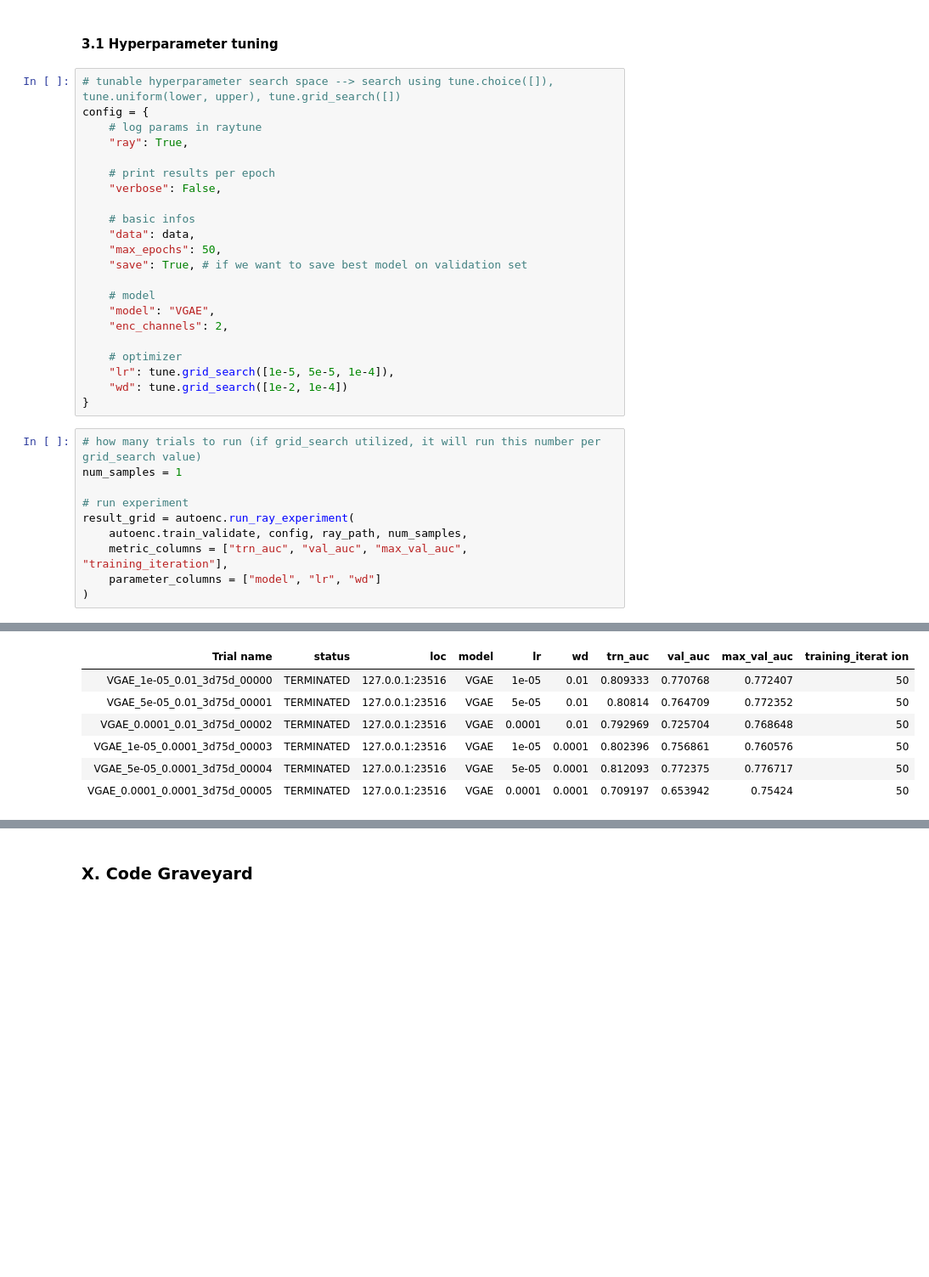
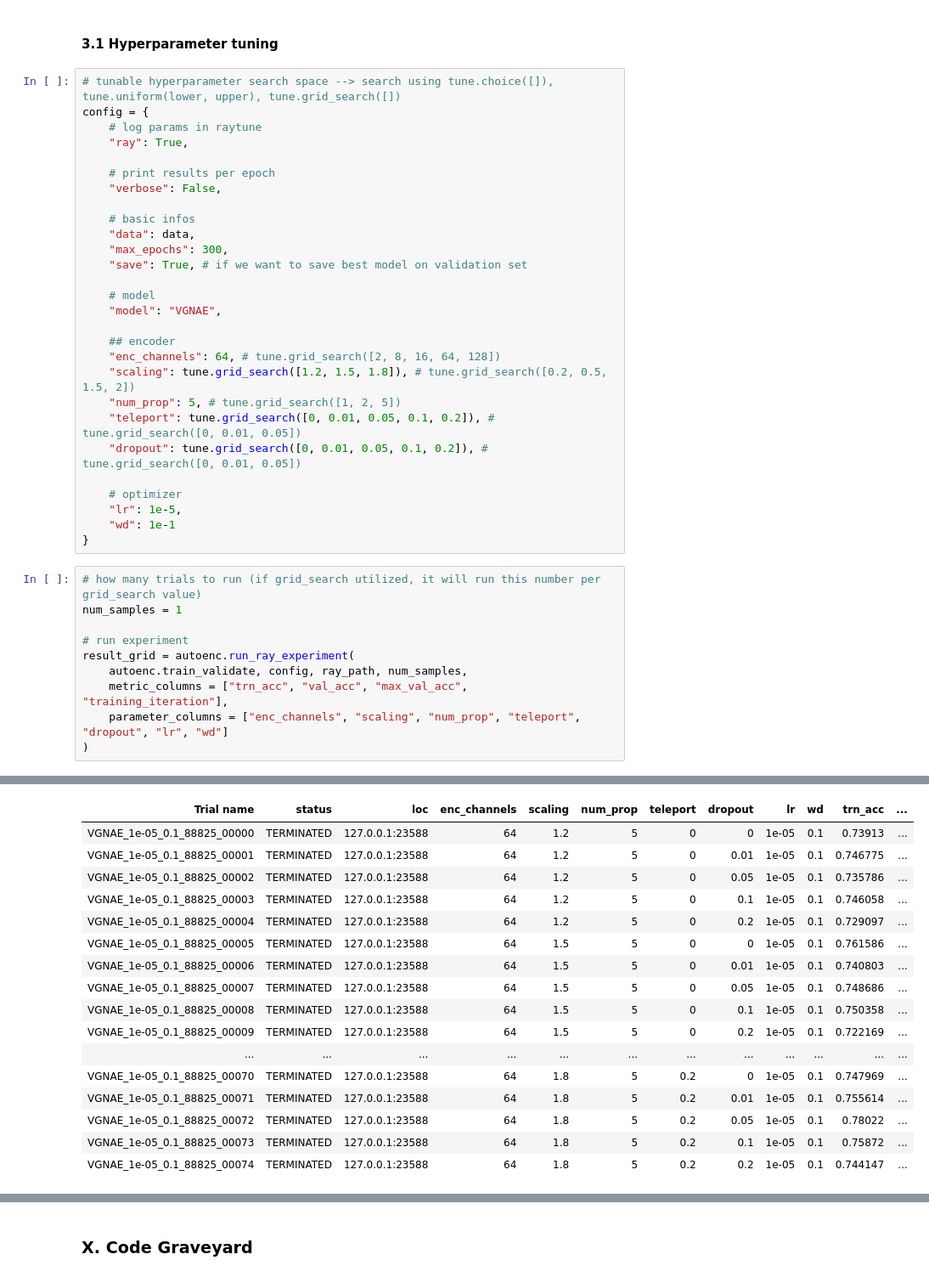
Before and after one commit to lassefschmidt/Network-Science_Challenge, a Jupyter notebook: 1_Node Embedding_VGNAE.ipynb, the cells around one changed output, grey strips where cells are left out. Shown: that part at 85% size. Saved outputs shown, nothing was run; the diff lists cells and outputs as text; blank space fills up the shorter version.

```diff
--- a/1_Node Embedding_VGNAE.ipynb
+++ b/1_Node Embedding_VGNAE.ipynb
@@ -98,16 +98,22 @@ config = {
 
     # basic infos
     "data": data,
-    "max_epochs": 50,
+    "max_epochs": 300,
     "save": True, # if we want to save best model on validation set
 
     # model
-    "model": "VGAE",
-    "enc_channels": 2,
+    "model": "VGNAE",
+
+    ## encoder
+    "enc_channels": 64, # tune.grid_search([2, 8, 16, 64, 128])
+    "scaling": tune.grid_search([1.2, 1.5, 1.8]), # tune.grid_search([0.2, 0.5, 1.5, 2])
+    "num_prop": 5, # tune.grid_search([1, 2, 5])
+    "teleport": tune.grid_search([0, 0.01, 0.05, 0.1, 0.2]), # tune.grid_search([0, 0.01, 0.05])
+    "dropout": tune.grid_search([0, 0.01, 0.05, 0.1, 0.2]), # tune.grid_search([0, 0.01, 0.05])
 
     # optimizer
-    "lr": tune.grid_search([1e-5, 5e-5, 1e-4]),
-    "wd": tune.grid_search([1e-2, 1e-4])
+    "lr": 1e-5,
+    "wd": 1e-1
 }
 # %%
 # how many trials to run (if grid_search utilized, it will run this number per grid_search value)
@@ -116,8 +122,8 @@ num_samples = 1
 # run experiment
 result_grid = autoenc.run_ray_experiment(
     autoenc.train_validate, config, ray_path, num_samples,
-    metric_columns = ["trn_auc", "val_auc", "max_val_auc", "training_iteration"],
-    parameter_columns = ["model", "lr", "wd"]
+    metric_columns = ["trn_acc", "val_acc", "max_val_acc", "training_iteration"],
+    parameter_columns = ["enc_channels", "scaling", "num_prop", "teleport", "dropout", "lr", "wd"]
 )
 # %% [output]
 Tune Status
@@ -130,8 +136,18 @@ Resources requested: 0/16 CPUs, 0/1 GPUs, 0.0/13.61 GiB heap, 0.0/6.81 GiB objec
 Trial Status
-| Trial name | status | loc | model | lr | wd | trn_auc | val_auc | max_val_auc | training_iterat ion |
-| VGAE_1e-05_0.01_3d75d_00000 | TERMINATED | 127.0.0.1:23516 | VGAE | 1e-05 | 0.01 | 0.809333 | 0.770768 | 0.772407 | 50 |
-| VGAE_5e-05_0.01_3d75d_00001 | TERMINATED | 127.0.0.1:23516 | VGAE | 5e-05 | 0.01 | 0.80814 | 0.764709 | 0.772352 | 50 |
-| VGAE_0.0001_0.01_3d75d_00002 | TERMINATED | 127.0.0.1:23516 | VGAE | 0.0001 | 0.01 | 0.792969 | 0.725704 | 0.768648 | 50 |
-| VGAE_1e-05_0.0001_3d75d_00003 | TERMINATED | 127.0.0.1:23516 | VGAE | 1e-05 | 0.0001 | 0.802396 | 0.756861 | 0.760576 | 50 |
-| VGAE_5e-05_0.0001_3d75d_00004 | TERMINATED | 127.0.0.1:23516 | VGAE | 5e-05 | 0.0001 | 0.812093 | 0.772375 | 0.776717 | 50 |
-| VGAE_0.0001_0.0001_3d75d_00005 | TERMINATED | 127.0.0.1:23516 | VGAE | 0.0001 | 0.0001 | 0.709197 | 0.653942 | 0.75424 | 50 |
+| Trial name | status | loc | enc_channels | scaling | num_prop | teleport | dropout | lr | wd | trn_acc | ... |
+| VGNAE_1e-05_0.1_88825_00000 | TERMINATED | 127.0.0.1:23588 | 64 | 1.2 | 5 | 0 | 0 | 1e-05 | 0.1 | 0.73913 | ... |
+| VGNAE_1e-05_0.1_88825_00001 | TERMINATED | 127.0.0.1:23588 | 64 | 1.2 | 5 | 0 | 0.01 | 1e-05 | 0.1 | 0.746775 | ... |
+| VGNAE_1e-05_0.1_88825_00002 | TERMINATED | 127.0.0.1:23588 | 64 | 1.2 | 5 | 0 | 0.05 | 1e-05 | 0.1 | 0.735786 | ... |
+| VGNAE_1e-05_0.1_88825_00003 | TERMINATED | 127.0.0.1:23588 | 64 | 1.2 | 5 | 0 | 0.1 | 1e-05 | 0.1 | 0.746058 | ... |
+| VGNAE_1e-05_0.1_88825_00004 | TERMINATED | 127.0.0.1:23588 | 64 | 1.2 | 5 | 0 | 0.2 | 1e-05 | 0.1 | 0.729097 | ... |
+| VGNAE_1e-05_0.1_88825_00005 | TERMINATED | 127.0.0.1:23588 | 64 | 1.5 | 5 | 0 | 0 | 1e-05 | 0.1 | 0.761586 | ... |
+| VGNAE_1e-05_0.1_88825_00006 | TERMINATED | 127.0.0.1:23588 | 64 | 1.5 | 5 | 0 | 0.01 | 1e-05 | 0.1 | 0.740803 | ... |
+| VGNAE_1e-05_0.1_88825_00007 | TERMINATED | 127.0.0.1:23588 | 64 | 1.5 | 5 | 0 | 0.05 | 1e-05 | 0.1 | 0.748686 | ... |
+| VGNAE_1e-05_0.1_88825_00008 | TERMINATED | 127.0.0.1:23588 | 64 | 1.5 | 5 | 0 | 0.1 | 1e-05 | 0.1 | 0.750358 | ... |
+| VGNAE_1e-05_0.1_88825_00009 | TERMINATED | 127.0.0.1:23588 | 64 | 1.5 | 5 | 0 | 0.2 | 1e-05 | 0.1 | 0.722169 | ... |
+| ... | ... | ... | ... | ... | ... | ... | ... | ... | ... | ... | ... |
+| VGNAE_1e-05_0.1_88825_00070 | TERMINATED | 127.0.0.1:23588 | 64 | 1.8 | 5 | 0.2 | 0 | 1e-05 | 0.1 | 0.747969 | ... |
+| VGNAE_1e-05_0.1_88825_00071 | TERMINATED | 127.0.0.1:23588 | 64 | 1.8 | 5 | 0.2 | 0.01 | 1e-05 | 0.1 | 0.755614 | ... |
+| VGNAE_1e-05_0.1_88825_00072 | TERMINATED | 127.0.0.1:23588 | 64 | 1.8 | 5 | 0.2 | 0.05 | 1e-05 | 0.1 | 0.78022 | ... |
+| VGNAE_1e-05_0.1_88825_00073 | TERMINATED | 127.0.0.1:23588 | 64 | 1.8 | 5 | 0.2 | 0.1 | 1e-05 | 0.1 | 0.75872 | ... |
+| VGNAE_1e-05_0.1_88825_00074 | TERMINATED | 127.0.0.1:23588 | 64 | 1.8 | 5 | 0.2 | 0.2 | 1e-05 | 0.1 | 0.744147 | ... |
```
Also changed, not shown: parts of 21 cells of this notebook, 9 other files.
